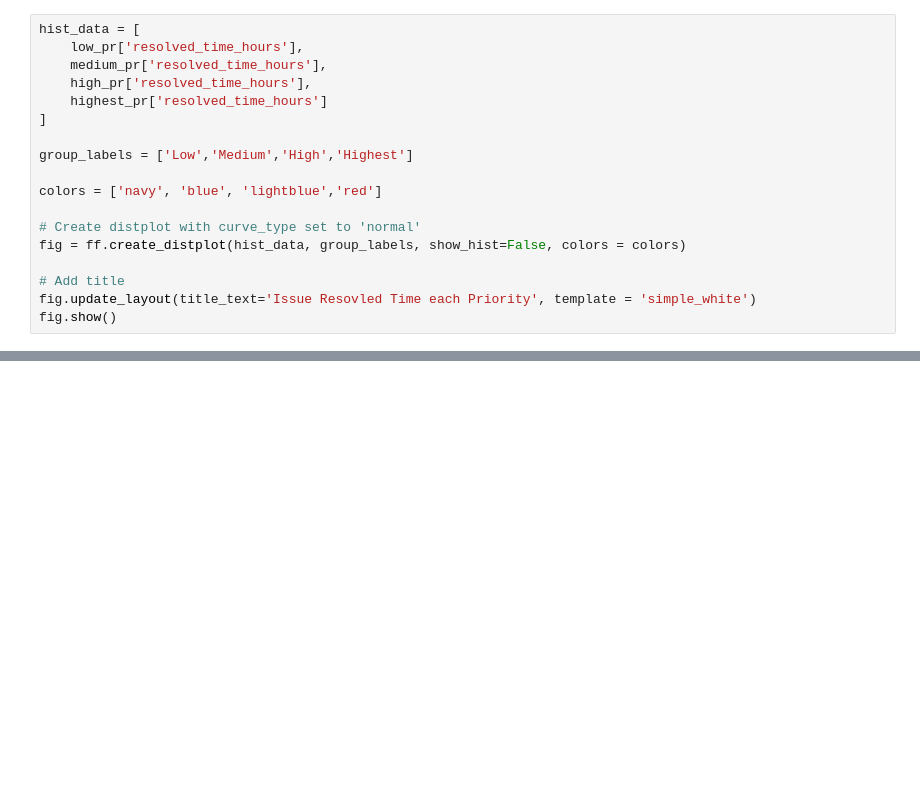
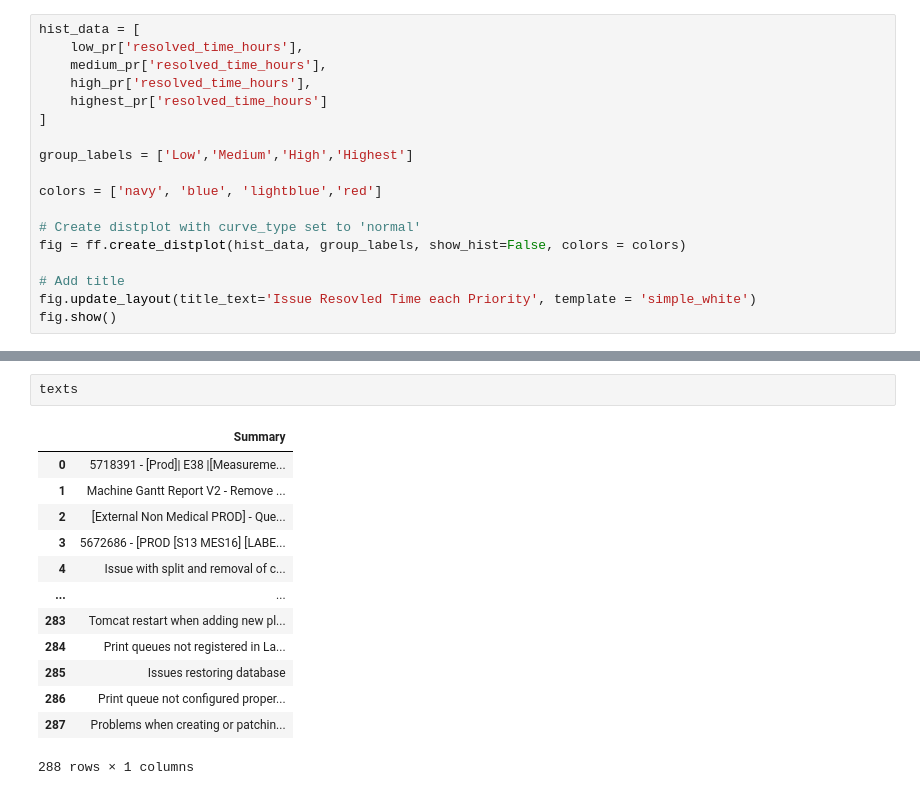
Before and after one commit to dongfangYH/data_science, a Jupyter notebook: jira_issue_clustering.ipynb, the cells around one changed output, grey strips where cells are left out. Cells and saved outputs as stored; diff of their text form; blank space fills up the shorter version.

```diff
--- a/jira_issue_clustering.ipynb
+++ b/jira_issue_clustering.ipynb
@@ -266,0 +253,16 @@ texts.reset_index(drop = True, inplace = True)
+# %%
+texts
+# %% [output]
+|  | Summary |
+| 0 | 5718391 - [Prod]| E38 |[Measureme... |
+| 1 | Machine Gantt Report V2 - Remove ... |
+| 2 | [External Non Medical PROD] - Que... |
+| 3 | 5672686 - [PROD [S13 MES16] [LABE... |
+| 4 | Issue with split and removal of c... |
+| ... | ... |
+| 283 | Tomcat restart when adding new pl... |
+| 284 | Print queues not registered in La... |
+| 285 | Issues restoring database |
+| 286 | Print queue not configured proper... |
+| 287 | Problems when creating or patchin... |
+288 rows × 1 columns
```
Also changed, not shown: parts of 1 cell of this notebook, 3 other files.
